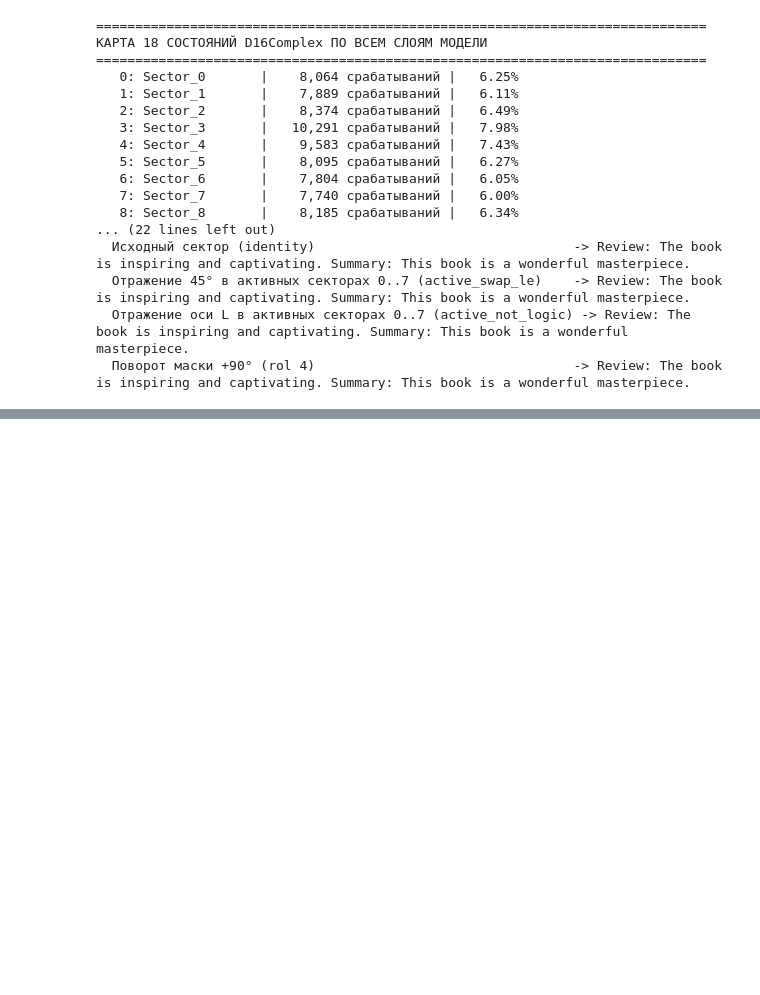
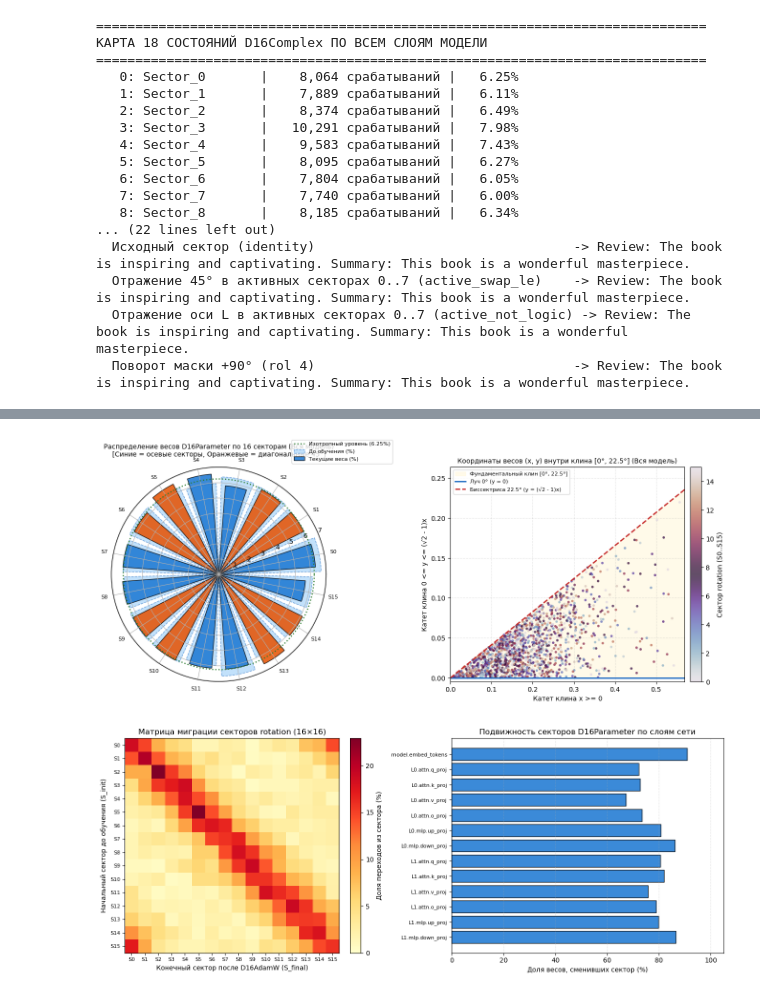
Before and after one commit to CeperaPetrov/d16nn, a Jupyter notebook: qwen/ipynb/d16_qwen_pipeline.ipynb, the cells around one changed output, grey strips where cells are left out. Cells and saved outputs as stored; diff of their text form; code cells hidden in the pictures; blank space fills up the shorter version.

```diff
--- a/qwen/ipynb/d16_qwen_pipeline.ipynb
+++ b/qwen/ipynb/d16_qwen_pipeline.ipynb
@@ -302,3 +302,76 @@ model.set_sector_steering(mode="identity")
   Отражение 45° в активных секторах 0..7 (active_swap_le)    -> Review: The book is inspiring and captivating. Summary: This book is a wonderful masterpiece.
   Отражение оси L в активных секторах 0..7 (active_not_logic) -> Review: The book is inspiring and captivating. Summary: This book is a wonderful masterpiece.
   Поворот маски +90° (rol 4)                                 -> Review: The book is inspiring and captivating. Summary: This book is a wonderful masterpiece.
+# %%
+import importlib
+from pathlib import Path
+import sys
+import matplotlib.pyplot as plt
+import torch
+
+PROJECT_ROOT = Path.cwd().parent if Path.cwd().name == "ipynb" else Path.cwd()
+SRC_DIR = PROJECT_ROOT / "src"
+if str(SRC_DIR) not in sys.path:
+    sys.path.insert(0, str(SRC_DIR))
+
+import d16_complex
+import d16_parameter
+import d16_adamw
+import d16_qwen_model2
+import d16_vis_utils
+
+importlib.reload(d16_complex)
+importlib.reload(d16_parameter)
+importlib.reload(d16_adamw)
+importlib.reload(d16_qwen_model2)
+importlib.reload(d16_vis_utils)
+
+from d16_adamw import D16AdamW
+from d16_qwen_model2 import D16QwenConfig, D16QwenForCausalLM, encode_token_ids
+from d16_vis_utils import (
+    plot_d16_sector_transition_matrix,
+    plot_d16_weight_sector_distribution,
+    print_d16_weight_migration_table,
+    snapshot_d16_weight_states,
+)
+
+torch.manual_seed(42)
+cfg = D16QwenConfig(
+    vocab_size=32,
+    hidden_size=32,        # 16 комплексных каналов
+    intermediate_size=48,  # 48 комплексных каналов в MLP
+    num_hidden_layers=2,
+    num_attention_heads=4,
+    num_key_value_heads=2,
+    weight_storage="d16",
+)
+model_d16 = D16QwenForCausalLM(cfg)
+init_snapshot = snapshot_d16_weight_states(model_d16)
+
+optimizer = D16AdamW(model_d16.d16_parameters(), lr=2.5e-2, weight_decay=1e-3)
+raw_tokens = torch.tensor(
+    [
+        [1, 5, 9, 13, 17, 21, 25, 29, 2, 6, 10, 14],
+        [3, 7, 11, 15, 19, 23, 27, 31, 4, 8, 12, 16],
+    ],
+    dtype=torch.long,
+)
+d16_tokens = encode_token_ids(raw_tokens)
+
+for step in range(30):
+    optimizer.zero_grad()
+    out = model_d16(input_ids=d16_tokens, labels=d16_tokens)
+    out.loss.x.backward()
+    optimizer.step(max_grad_norm=1.0)
+
+# 1. Сводная таблица миграции весов D16Parameter
+_ = print_d16_weight_migration_table(model_d16, init_snapshot)
+
+# 2. Полярная 16-секторная роза весов и их положение в клине [0°, 22.5°]
+fig_dist = plot_d16_weight_sector_distribution(model_d16, init_snapshot)
+plt.show()
+
+# 3. Матрица переходов 16x16 между секторами и подвижность по слоям
+fig_trans = plot_d16_sector_transition_matrix(model_d16, init_snapshot)
+plt.show()
+# %% [output]
@@ -304,0 +395,2 @@ model.set_sector_steering(mode="identity")
+[figure, added]
+[figure, added]
```
Also changed, not shown: parts of 1 cell of this notebook, 2 other files.
